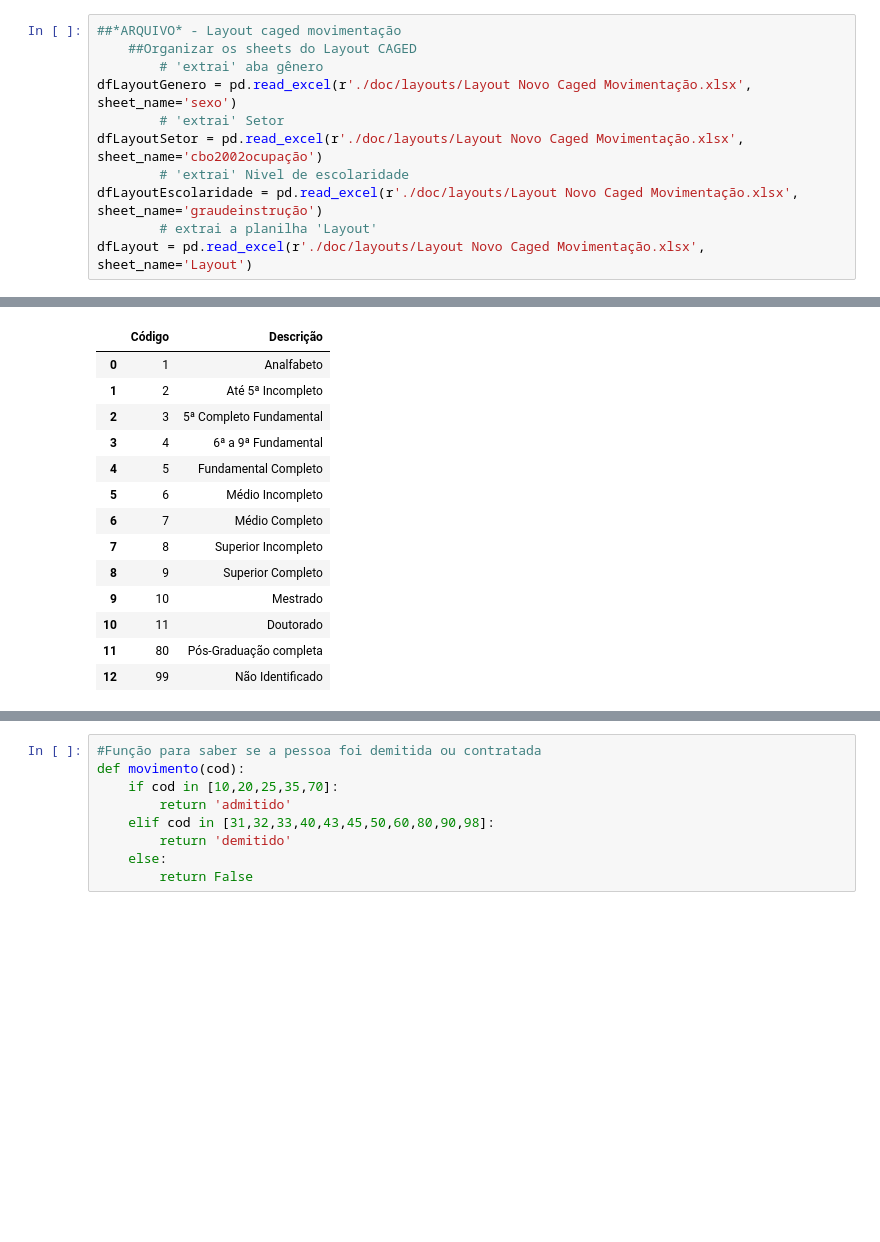
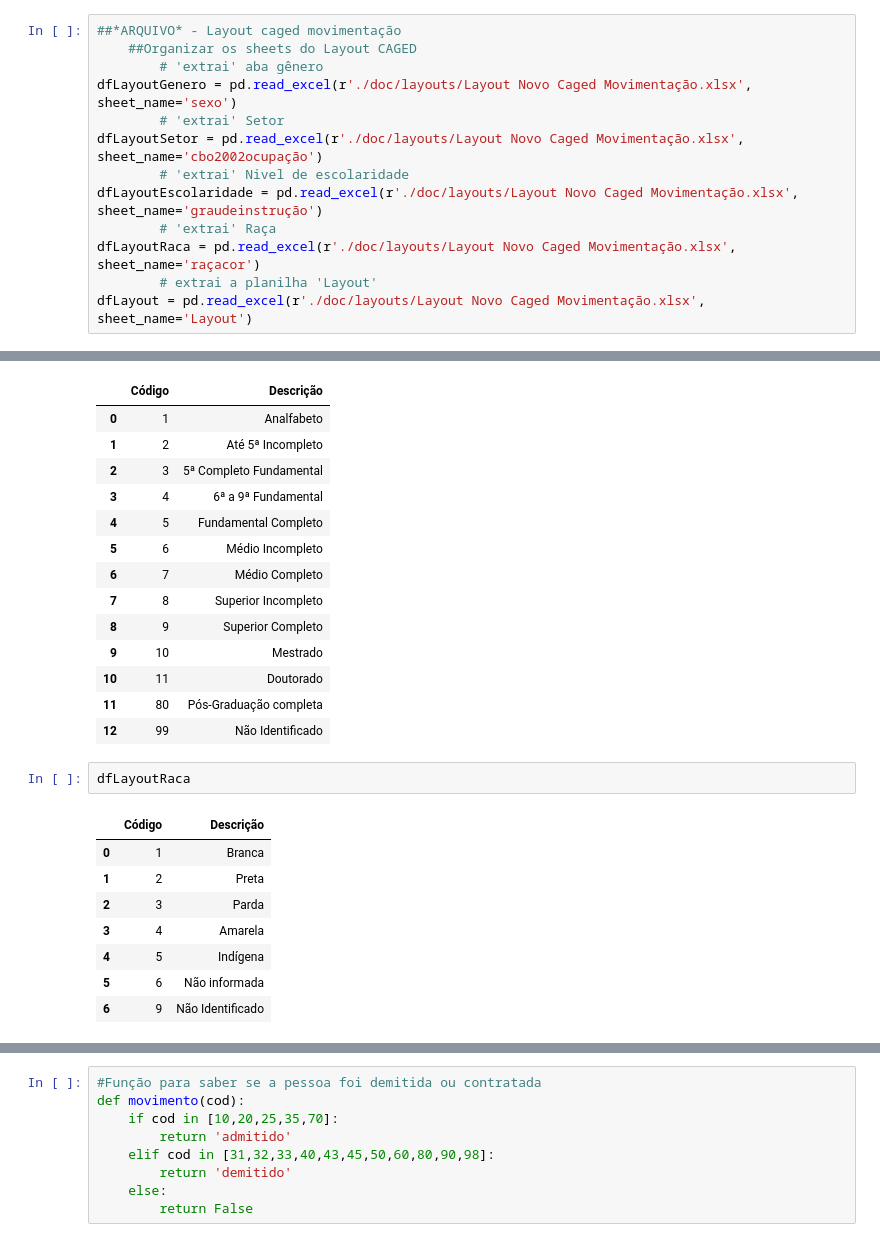
Before and after one commit to barbaraport/analise-empregabilidade-caged, a Jupyter notebook: analise-empregabilidade-caged.ipynb, the cells around one changed output, grey strips where cells are left out. Cells and saved outputs as stored; diff of their text form; blank space fills up the shorter version.

```diff
--- a/analise-empregabilidade-caged.ipynb
+++ b/analise-empregabilidade-caged.ipynb
@@ -14,6 +14,8 @@ dfLayoutGenero = pd.read_excel(r'./doc/layouts/Layout Novo Caged Movimentação.
 dfLayoutSetor = pd.read_excel(r'./doc/layouts/Layout Novo Caged Movimentação.xlsx', sheet_name='cbo2002ocupação')
         # 'extrai' Nivel de escolaridade
 dfLayoutEscolaridade = pd.read_excel(r'./doc/layouts/Layout Novo Caged Movimentação.xlsx', sheet_name='graudeinstrução')
+        # 'extrai' Raça
+dfLayoutRaca = pd.read_excel(r'./doc/layouts/Layout Novo Caged Movimentação.xlsx', sheet_name='raçacor')
         # extrai a planilha 'Layout'
 dfLayout = pd.read_excel(r'./doc/layouts/Layout Novo Caged Movimentação.xlsx', sheet_name='Layout')
 # %%
@@ -77,4 +79,15 @@ dfLayoutEscolaridade
 | 10 | 11 | Doutorado |
 | 11 | 80 | Pós-Graduação completa |
 | 12 | 99 | Não Identificado |
+# %%
+dfLayoutRaca
+# %% [output]
+|  | Código | Descrição |
+| 0 | 1 | Branca |
+| 1 | 2 | Preta |
+| 2 | 3 | Parda |
+| 3 | 4 | Amarela |
+| 4 | 5 | Indígena |
+| 5 | 6 | Não informada |
+| 6 | 9 | Não Identificado |
 # %%
```
Also changed, not shown: parts of 10 cells of this notebook.
